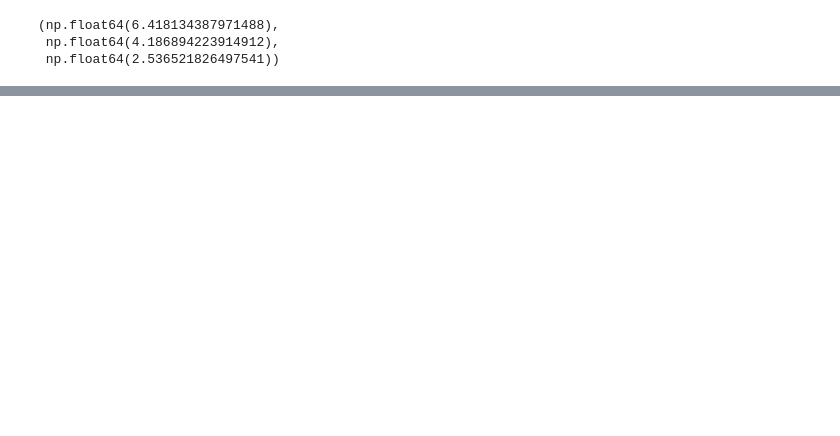
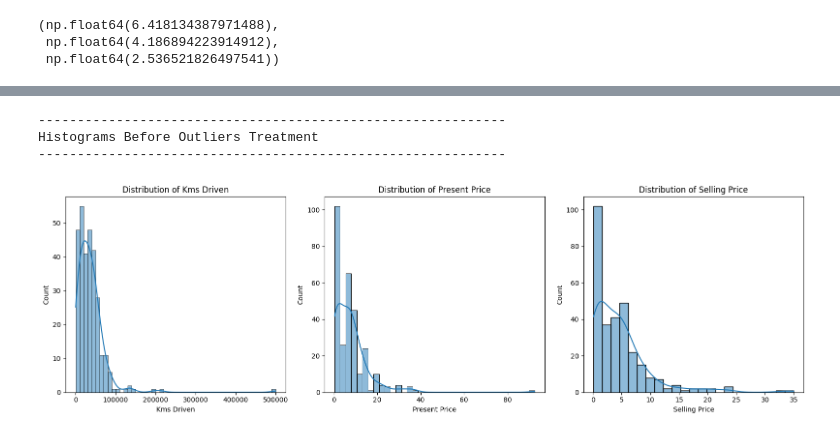
Before and after one commit to nikeshgamal24/Car-Price-Prediction-Project, a Jupyter notebook: Car_Price_Prediction_Regression_Project.ipynb, the cells around one changed output, grey strips where cells are left out. Cells and saved outputs as stored; diff of their text form; code cells hidden in the pictures; blank space fills up the shorter version.

```diff
--- a/Car_Price_Prediction_Regression_Project.ipynb
+++ b/Car_Price_Prediction_Regression_Project.ipynb
@@ -186,0 +356,28 @@ plt.show()
+# %%
+print("--"*30)
+print("Histograms Before Outliers Treatment")
+print("--"*30)
+
+plt.figure(figsize=(16, 5))
+
+plt.subplot(1, 3, 1)
+sns.histplot(data["Kms_Driven"], kde=True)
+plt.title("Distribution of Kms Driven")
+plt.xlabel("Kms Driven")
+
+plt.subplot(1, 3, 2)
+sns.histplot(data["Present_Price"], kde=True)
+plt.title("Distribution of Present Price")
+plt.xlabel("Present Price")
+
+plt.subplot(1, 3, 3)
+sns.histplot(data["Selling_Price"], kde=True)
+plt.title("Distribution of Selling Price")
+plt.xlabel("Selling Price")
+plt.tight_layout()
+plt.show()
+# %% [output]
+------------------------------------------------------------
+Histograms Before Outliers Treatment
+------------------------------------------------------------
+[figure, added]
```
Also changed, not shown: parts of 15 cells of this notebook.
